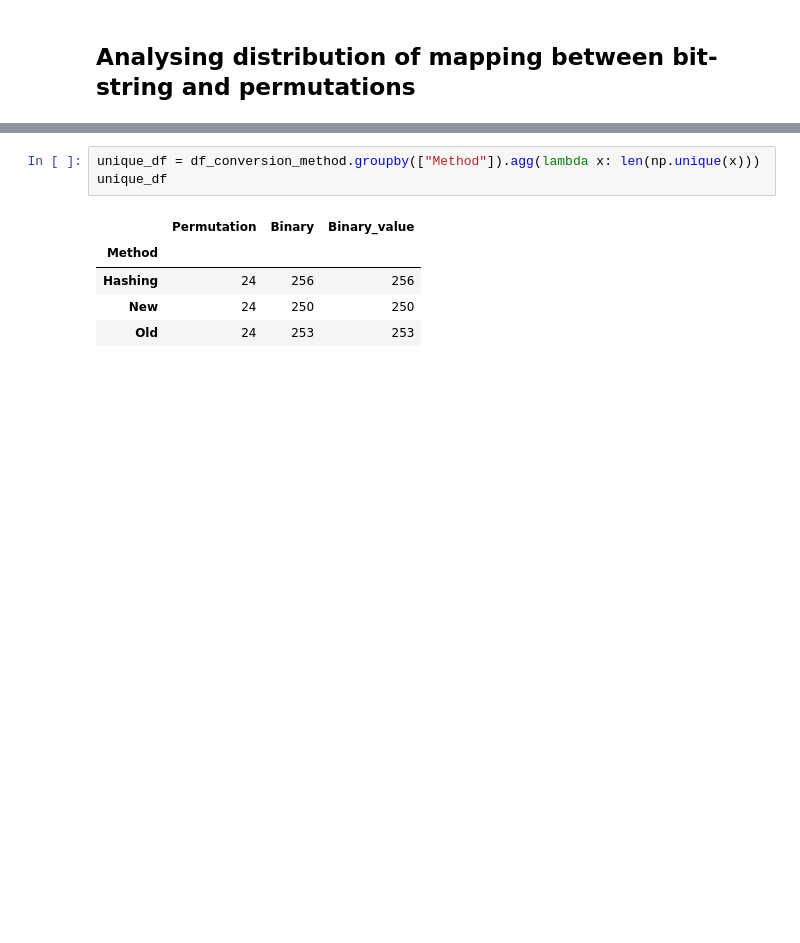
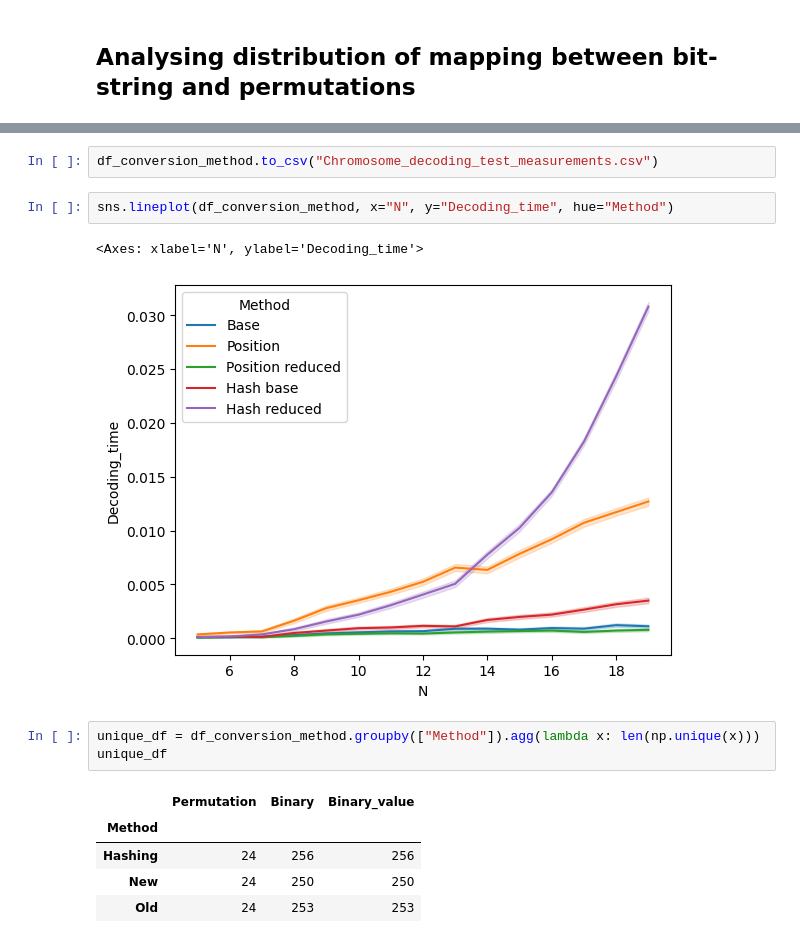
Before and after one commit to B-Moritz/QGA_JSSP, a Jupyter notebook: lab/quantum_representation.ipynb, the cells around one changed output, grey strips where cells are left out. Saved outputs shown, nothing was run; the diff lists cells and outputs as text; blank space fills up the shorter version.

```diff
--- a/lab/quantum_representation.ipynb
+++ b/lab/quantum_representation.ipynb
@@ -174,3 +138,10 @@ df_conversion_method
+# %%
+df_conversion_method.to_csv("Chromosome_decoding_test_measurements.csv")
+# %%
+sns.lineplot(df_conversion_method, x="N", y="Decoding_time", hue="Method")
+# %% [output]
+<Axes: xlabel='N', ylabel='Decoding_time'>
+[figure, added]
 # %%
 unique_df = df_conversion_method.groupby(["Method"]).agg(lambda x: len(np.unique(x)))
 unique_df
```
Also changed, not shown: parts of 25 cells of this notebook, 21 other files.
